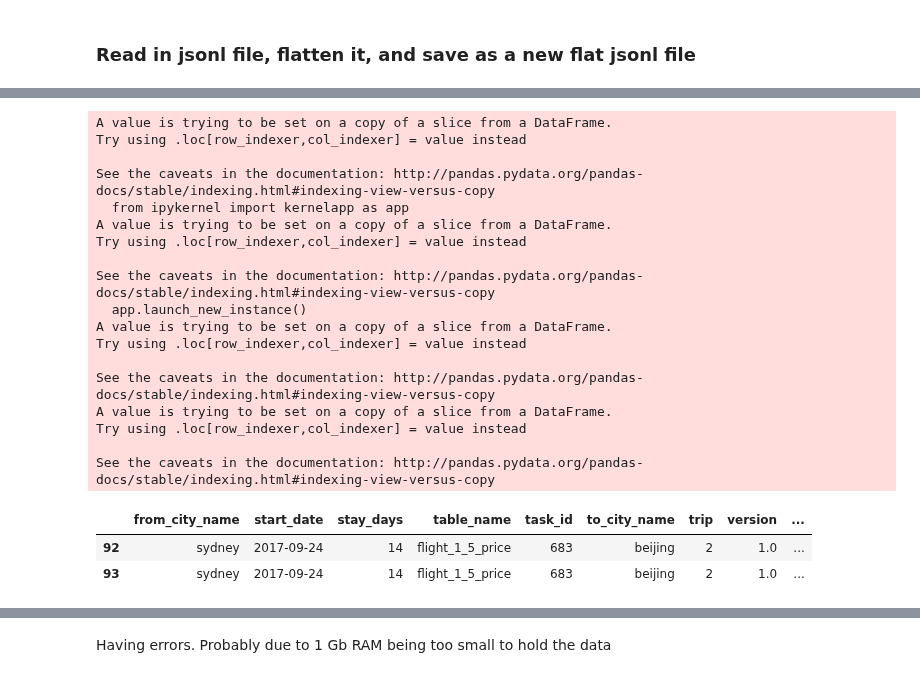
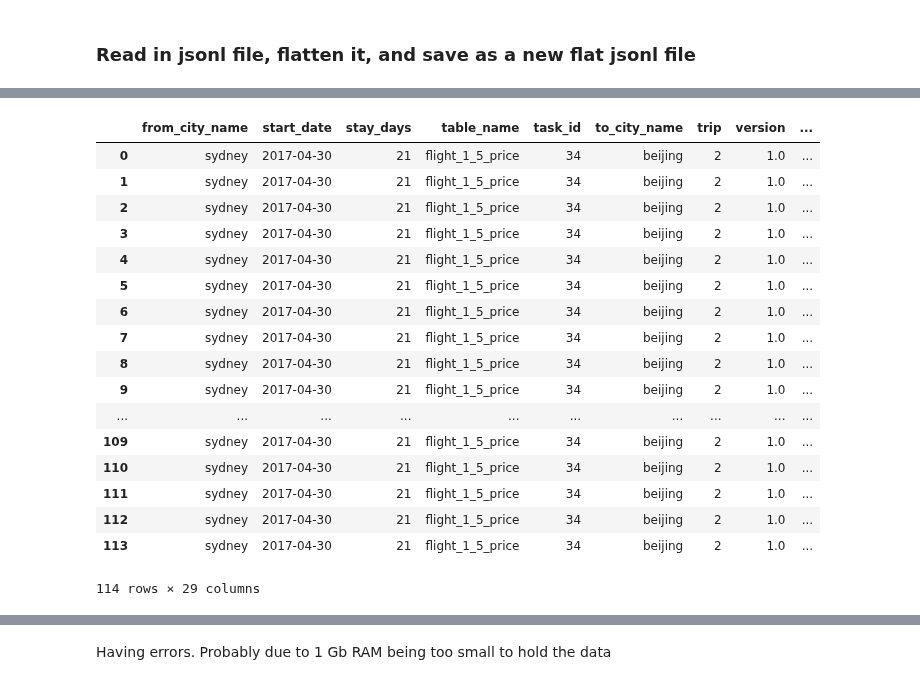
Before and after one commit to zemingyu/flight, a Jupyter notebook: test_pyspark.ipynb, the cells around one changed output, grey strips where cells are left out. Cells and saved outputs as stored; diff of their text form; code cells hidden in the pictures.

```diff
--- a/test_pyspark.ipynb
+++ b/test_pyspark.ipynb
@@ -351,29 +259,26 @@ testDF2
 # %%
 # force to string
-testDF['id'] = 'Unknown'
-testDF['video'] = 'Unknown'
-testDF['wifi'] = 'Unkown'
-testDF['power'] = 'Unkown'
-testDF
+# aggDF['id'] = 'Unknown'
+# aggDF['video'] = False
+# aggDF['wifi'] = False
+# aggDF['power'] = False
+aggDF
 # %% [output]
+|  | from_city_name | start_date | stay_days | table_name | task_id | to_city_name | trip | version | ... |
+| 0 | sydney | 2017-04-30 | 21 | flight_1_5_price | 34 | beijing | 2 | 1.0 | ... |
+| 1 | sydney | 2017-04-30 | 21 | flight_1_5_price | 34 | beijing | 2 | 1.0 | ... |
+| 2 | sydney | 2017-04-30 | 21 | flight_1_5_price | 34 | beijing | 2 | 1.0 | ... |
+| 3 | sydney | 2017-04-30 | 21 | flight_1_5_price | 34 | beijing | 2 | 1.0 | ... |
+| 4 | sydney | 2017-04-30 | 21 | flight_1_5_price | 34 | beijing | 2 | 1.0 | ... |
+| 5 | sydney | 2017-04-30 | 21 | flight_1_5_price | 34 | beijing | 2 | 1.0 | ... |
+| 6 | sydney | 2017-04-30 | 21 | flight_1_5_price | 34 | beijing | 2 | 1.0 | ... |
+| 7 | sydney | 2017-04-30 | 21 | flight_1_5_price | 34 | beijing | 2 | 1.0 | ... |
+| 8 | sydney | 2017-04-30 | 21 | flight_1_5_price | 34 | beijing | 2 | 1.0 | ... |
+| 9 | sydney | 2017-04-30 | 21 | flight_1_5_price | 34 | beijing | 2 | 1.0 | ... |
+| ... | ... | ... | ... | ... | ... | ... | ... | ... | ... |
+| 109 | sydney | 2017-04-30 | 21 | flight_1_5_price | 34 | beijing | 2 | 1.0 | ... |
+| 110 | sydney | 2017-04-30 | 21 | flight_1_5_price | 34 | beijing | 2 | 1.0 | ... |
+| 111 | sydney | 2017-04-30 | 21 | flight_1_5_price | 34 | beijing | 2 | 1.0 | ... |
+| 112 | sydney | 2017-04-30 | 21 | flight_1_5_price | 34 | beijing | 2 | 1.0 | ... |
+| 113 | sydney | 2017-04-30 | 21 | flight_1_5_price | 34 | beijing | 2 | 1.0 | ... |
-A value is trying to be set on a copy of a slice from a DataFrame.
-Try using .loc[row_indexer,col_indexer] = value instead
-
-See the caveats in the documentation: http://pandas.pydata.org/pandas-docs/stable/indexing.html#indexing-view-versus-copy
-  from ipykernel import kernelapp as app
-A value is trying to be set on a copy of a slice from a DataFrame.
-Try using .loc[row_indexer,col_indexer] = value instead
-
-See the caveats in the documentation: http://pandas.pydata.org/pandas-docs/stable/indexing.html#indexing-view-versus-copy
-  app.launch_new_instance()
-A value is trying to be set on a copy of a slice from a DataFrame.
-Try using .loc[row_indexer,col_indexer] = value instead
-
-See the caveats in the documentation: http://pandas.pydata.org/pandas-docs/stable/indexing.html#indexing-view-versus-copy
-A value is trying to be set on a copy of a slice from a DataFrame.
-Try using .loc[row_indexer,col_indexer] = value instead
-
-See the caveats in the documentation: http://pandas.pydata.org/pandas-docs/stable/indexing.html#indexing-view-versus-copy
+114 rows × 29 columns
-|  | from_city_name | start_date | stay_days | table_name | task_id | to_city_name | trip | version | ... |
-| 92 | sydney | 2017-09-24 | 14 | flight_1_5_price | 683 | beijing | 2 | 1.0 | ... |
-| 93 | sydney | 2017-09-24 | 14 | flight_1_5_price | 683 | beijing | 2 | 1.0 | ... |
```
Also changed, not shown: parts of 84 cells of this notebook.
